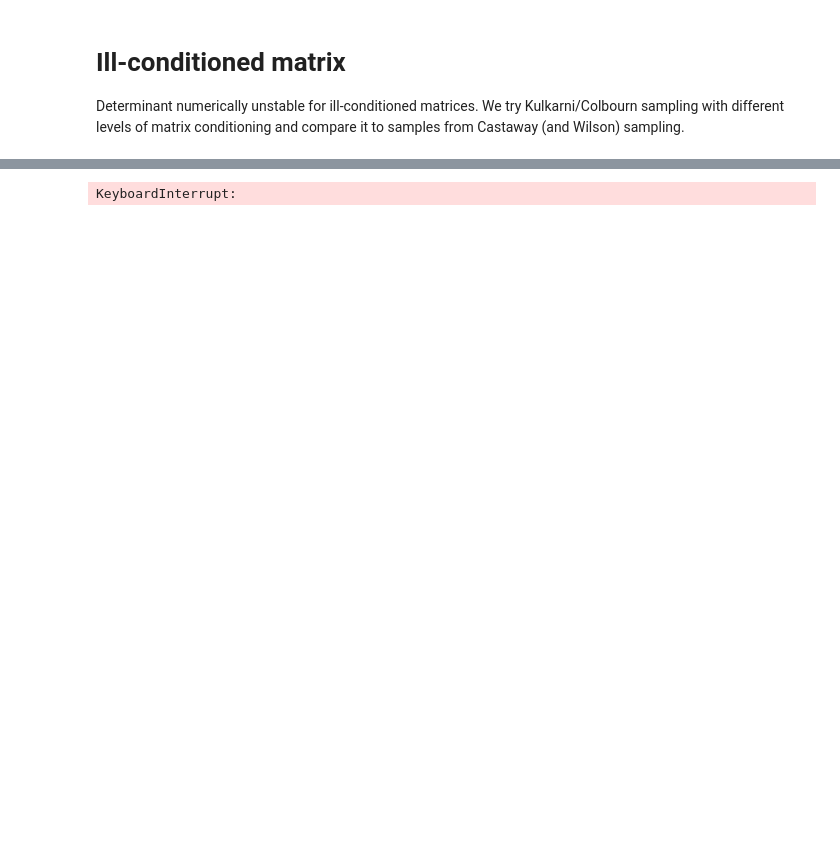
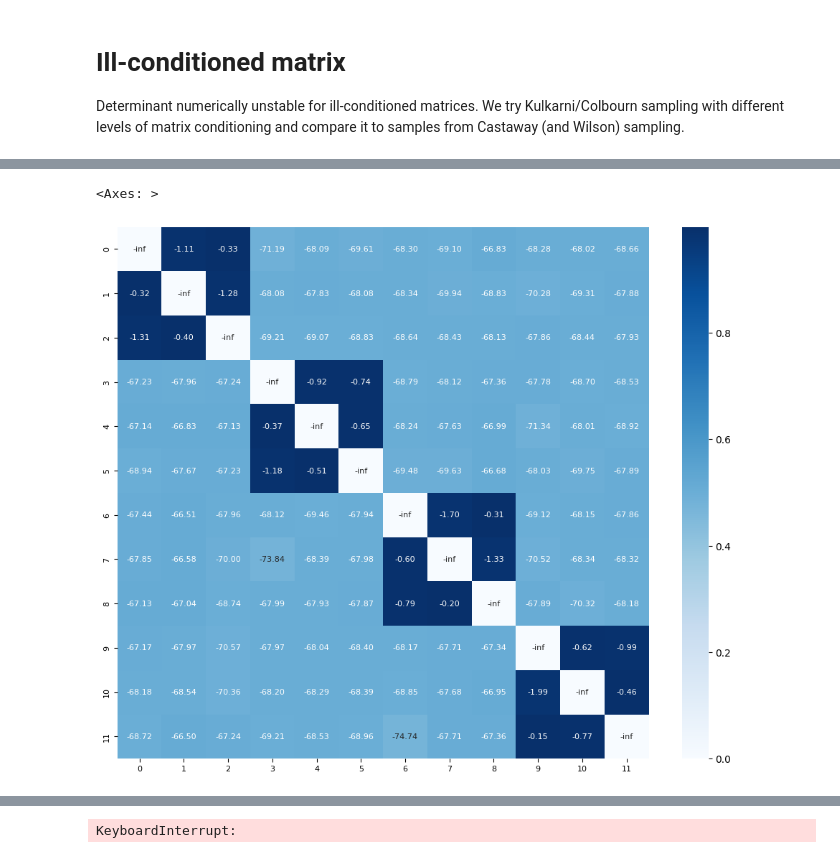
Before and after one commit to Lagergren-Lab/treesampling, a Jupyter notebook: notebooks/ill-conditioned_matrix.ipynb, the cells around one changed output, grey strips where cells are left out. Saved outputs shown, nothing was run; the diff lists cells and outputs as text; code cells hidden in the pictures; blank space fills up the shorter version.

```diff
--- a/notebooks/ill-conditioned_matrix.ipynb
+++ b/notebooks/ill-conditioned_matrix.ipynb
@@ -44,2 +52,7 @@ graph = graphs.random_weakly_connected_k_subgraphs(n_nodes, k=n_blocks, log_prob
 # %%
 log_graph = reset_adj_matrix(graph, np.log(nx.to_numpy_array(graph)))
+# %%
+plot_logweights_heatmap(nx.to_numpy_array(log_graph))
+# %% [output]
+<Axes: >
+[figure, added]
```
Also changed, not shown: parts of 37 cells of this notebook, 8 other files.
